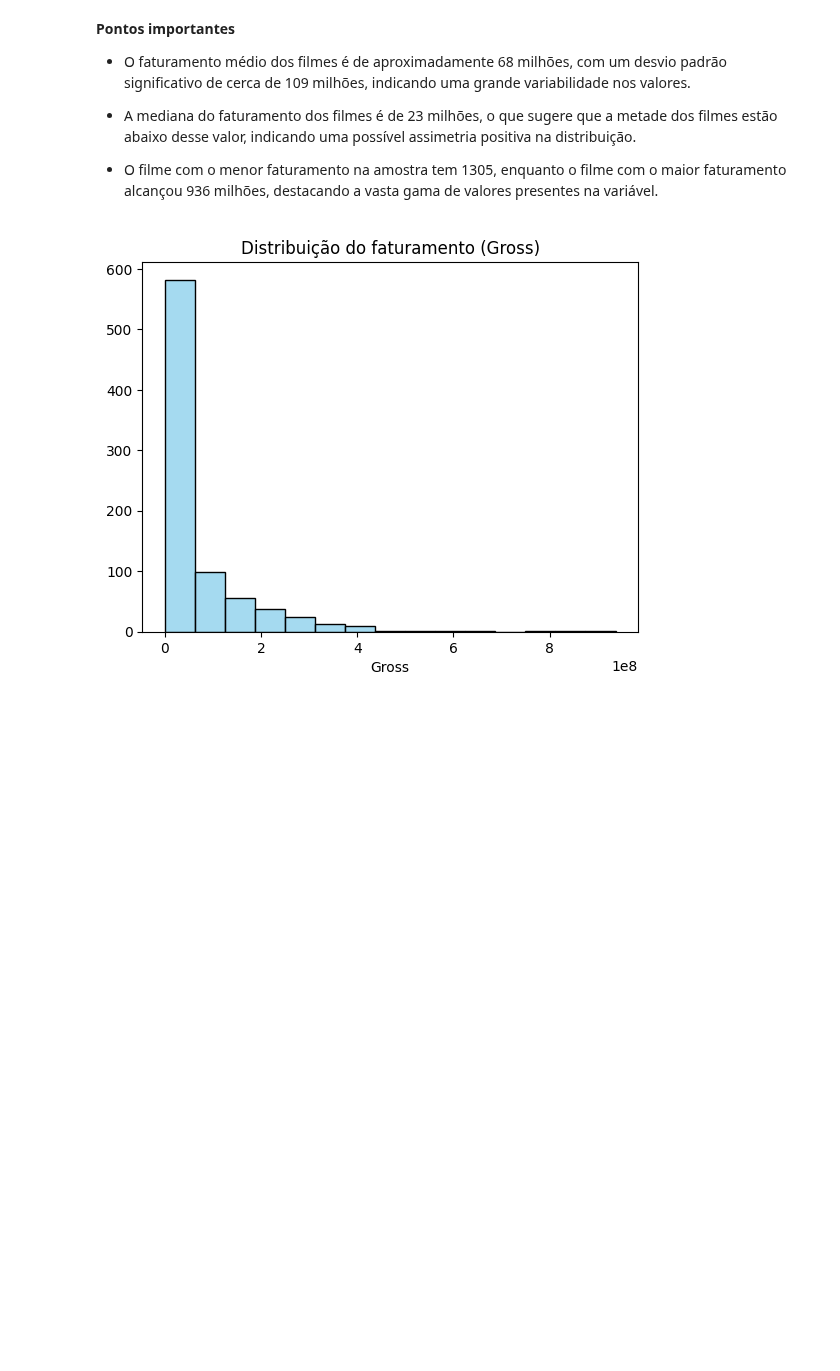
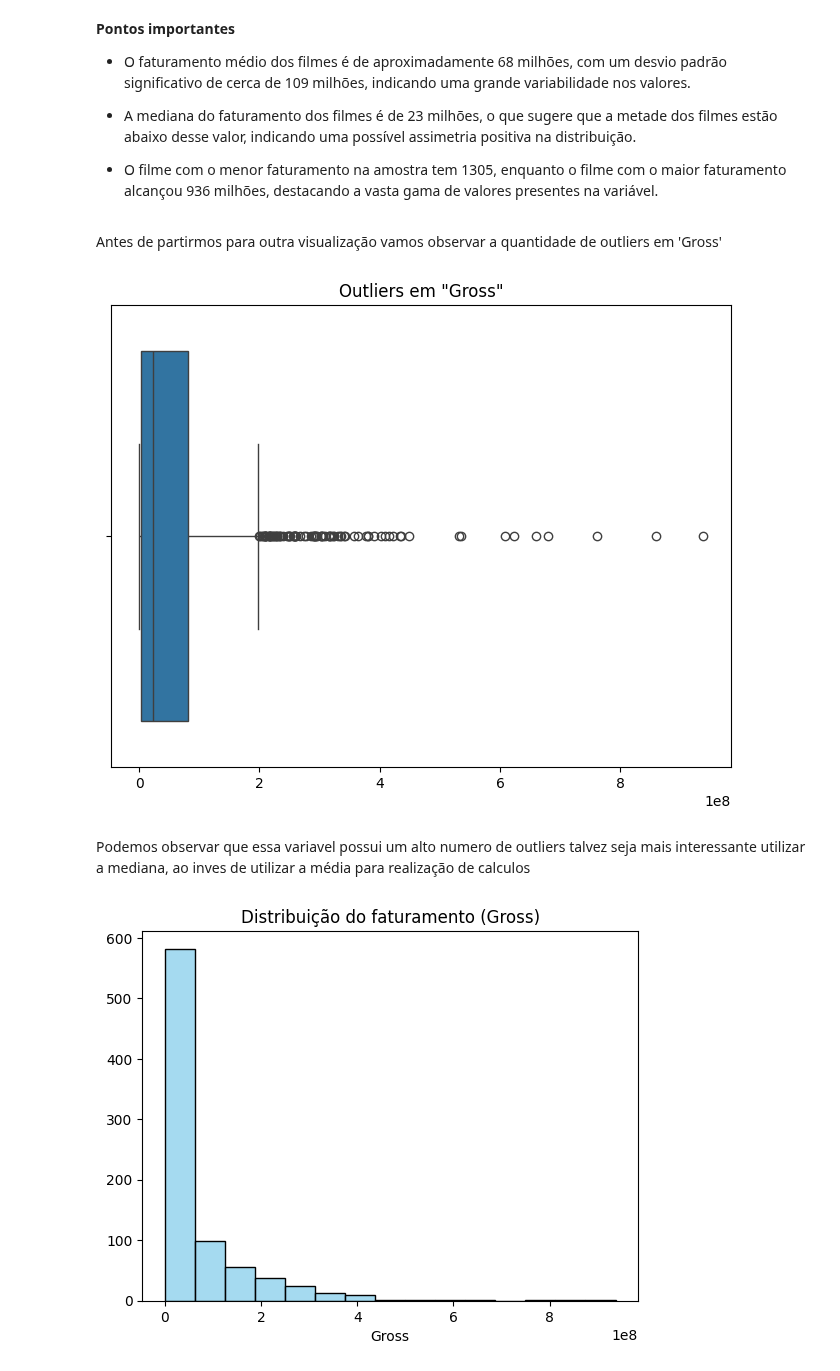
Before and after one commit to JosenildoJunior/Lh_desafio, a Jupyter notebook: Desafio_indicium.ipynb, the cells around one changed output. Drawn from its saved outputs; the diff is of its cells as text; code cells hidden in the pictures; blank space fills up the shorter version.

```diff
--- a/Desafio_indicium.ipynb
+++ b/Desafio_indicium.ipynb
@@ -658,6 +649,26 @@ Name: Gross, dtype: float64
 - A mediana do faturamento dos filmes é de 23 milhões, o que sugere que a metade dos filmes estão abaixo desse valor, indicando uma possível assimetria positiva na distribuição.
 
 - O filme com o menor faturamento na amostra tem 1305, enquanto o filme com o maior faturamento alcançou 936 milhões, destacando a vasta gama de valores presentes na variável.
+# %% [markdown]
+Antes de partirmos para outra visualização vamos observar a quantidade de outliers em 'Gross'
+# %%
+# Definindo o tamanho da figura
+plt.figure(figsize=(8, 6))
+
+# Criando o boxplot
+sns.boxplot(data = df, x = 'Gross')
+
+# Definindo título e labels
+plt.title('Outliers em "Gross"')
+plt.xlabel('')
+plt.ylabel('')
+
+# Exibindo o gráfico
+plt.show()
+# %% [output]
+[figure, added]
+# %% [markdown]
+Podemos observar que essa variavel possui um alto numero de outliers talvez seja mais interessante utilizar a mediana, ao inves de utilizar a média para realização de calculos
 # %%
 # Criando o gráfico
 sns.histplot(df['Gross'], bins = 15, color = 'skyblue')
```
Also changed, not shown: parts of 18 cells of this notebook.
